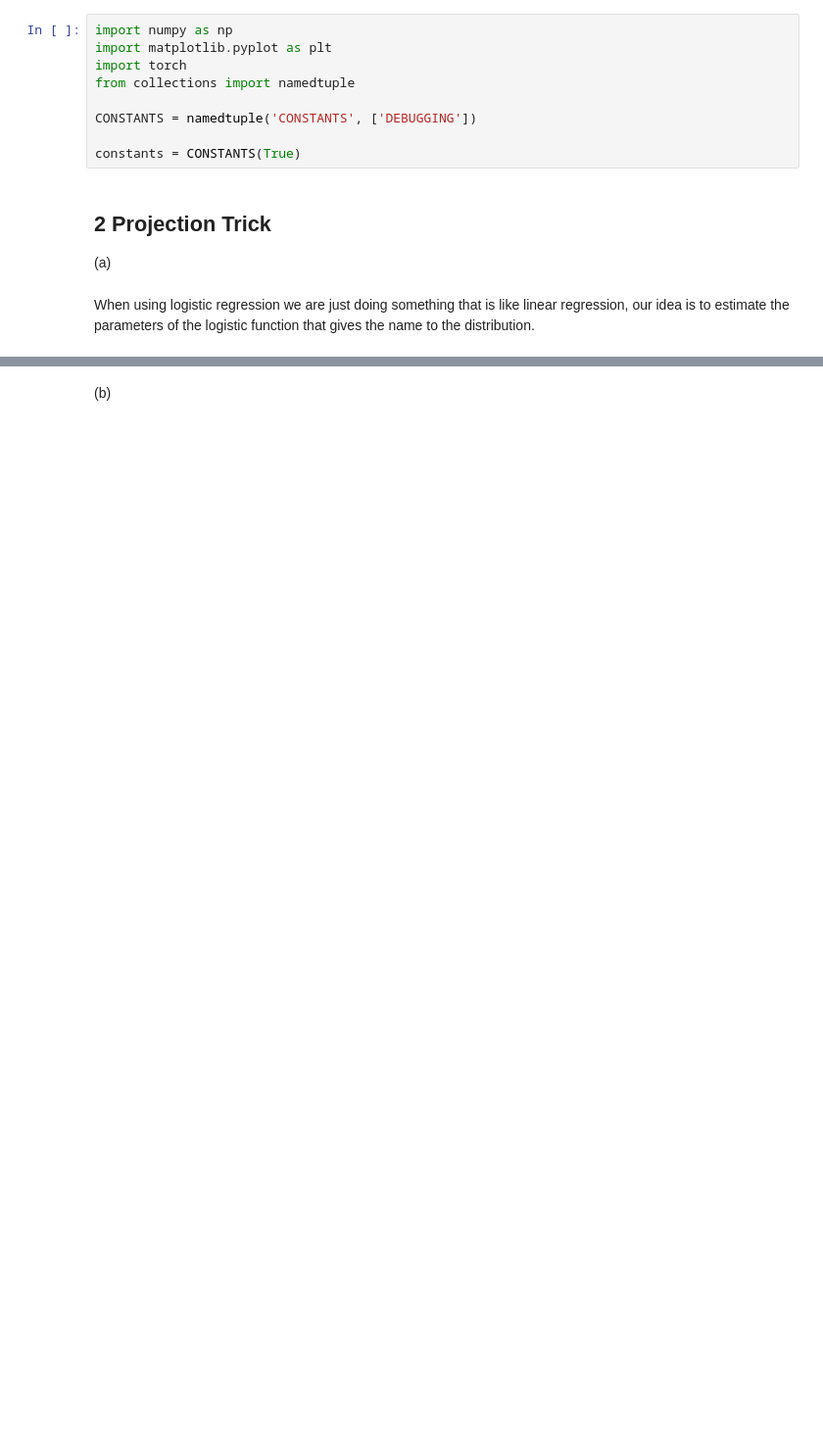
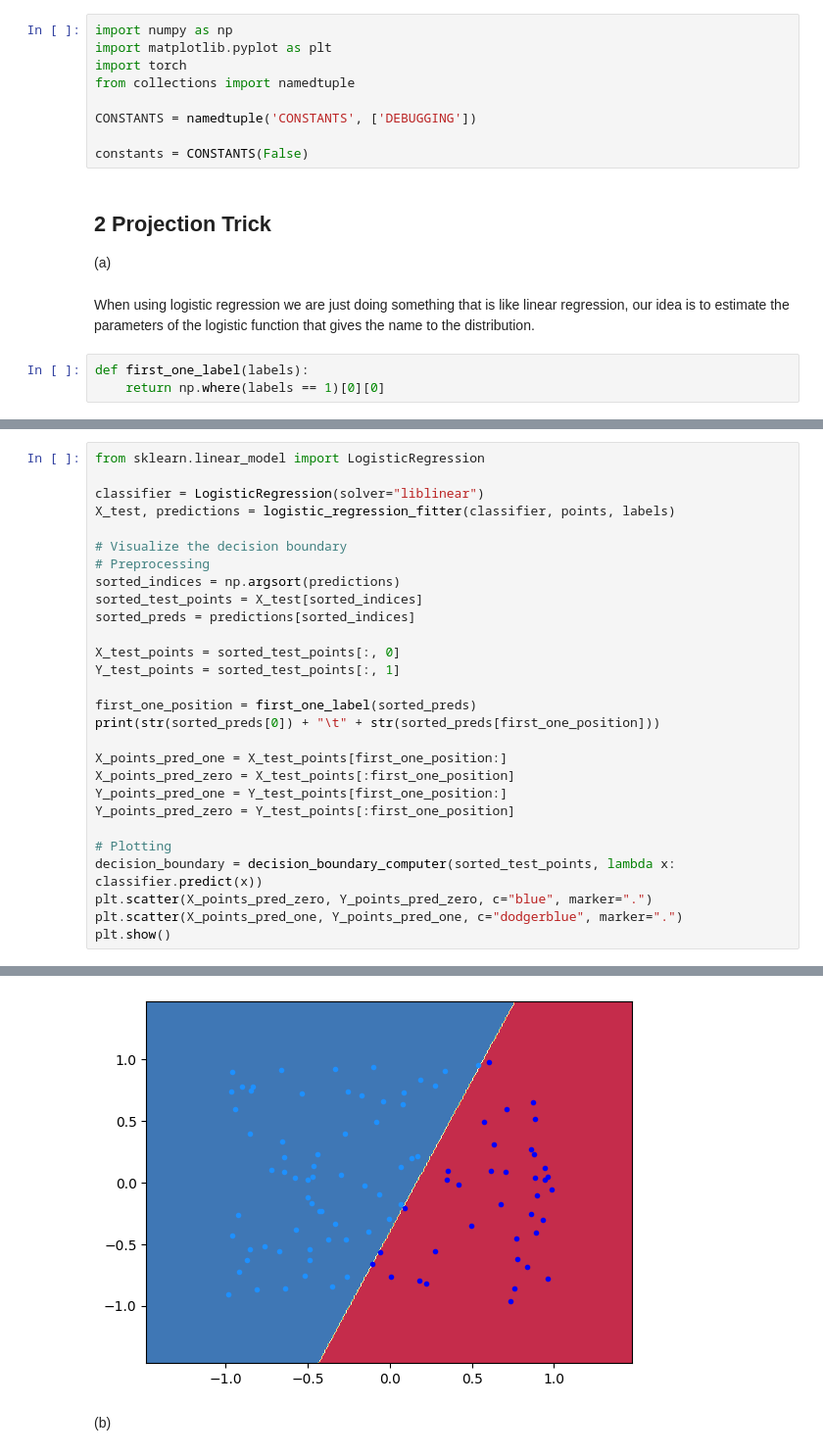
Before and after one commit to S3gmentati0nFault/machine-learning-physics, a Jupyter notebook: Sheet_3/sheet03.ipynb, the cells around one changed output, grey strips where cells are left out. Shown at 98% size. Drawn from its saved outputs; the diff is of its cells as text; blank space fills up the shorter version.

Commit message:
Corrected the first exercise of the first sheet

```diff
--- a/Sheet_3/sheet03.ipynb
+++ b/Sheet_3/sheet03.ipynb
@@ -8,13 +8,16 @@ from collections import namedtuple
 
 CONSTANTS = namedtuple('CONSTANTS', ['DEBUGGING'])
 
-constants = CONSTANTS(True)
+constants = CONSTANTS(False)
 # %% [markdown]
 ## 2 Projection Trick
 
 (a)
 # %% [markdown]
 When using logistic regression we are just doing something that is like linear regression, our idea is to estimate the parameters of the logistic function that gives the name to the distribution.
+# %%
+def first_one_label(labels):
+    return np.where(labels == 1)[0][0]
 # %%
 # Load the data
 points = np.load('data03/data2d.npy')
@@ -103,0 +96,29 @@ accuracy: 0.55
+# %%
+from sklearn.linear_model import LogisticRegression
+
+classifier = LogisticRegression(solver="liblinear")
+X_test, predictions = logistic_regression_fitter(classifier, points, labels)
+
+# Visualize the decision boundary
+# Preprocessing
+sorted_indices = np.argsort(predictions)
+sorted_test_points = X_test[sorted_indices]
+sorted_preds = predictions[sorted_indices]
+
+X_test_points = sorted_test_points[:, 0]
+Y_test_points = sorted_test_points[:, 1]
+
+first_one_position = first_one_label(sorted_preds)
+print(str(sorted_preds[0]) + "\t" + str(sorted_preds[first_one_position]))
+
+X_points_pred_one = X_test_points[first_one_position:]
+X_points_pred_zero = X_test_points[:first_one_position]
+Y_points_pred_one = Y_test_points[first_one_position:]
+Y_points_pred_zero = Y_test_points[:first_one_position]
+
+# Plotting
+decision_boundary = decision_boundary_computer(sorted_test_points, lambda x: classifier.predict(x))
+plt.scatter(X_points_pred_zero, Y_points_pred_zero, c="blue", marker=".")
+plt.scatter(X_points_pred_one, Y_points_pred_one, c="dodgerblue", marker=".")
+plt.show()
+# %% [output]
@@ -104,2 +127,3 @@ accuracy: 0.55
+[figure, added]
 # %% [markdown]
 (b)
```
Also changed, not shown: parts of 8 cells of this notebook.
